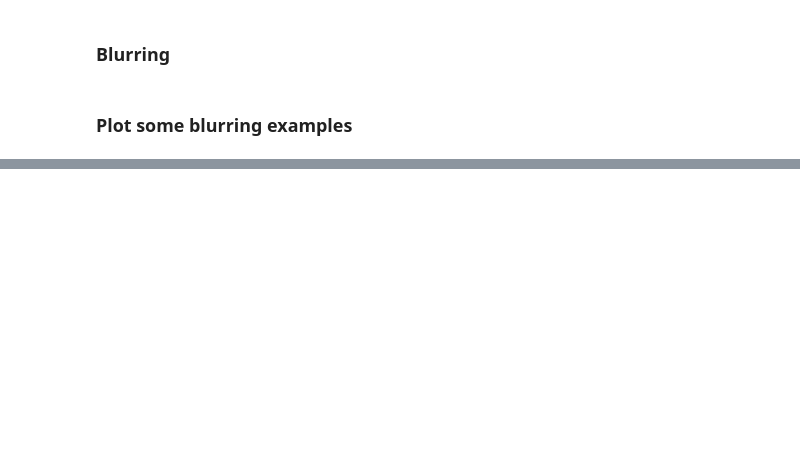
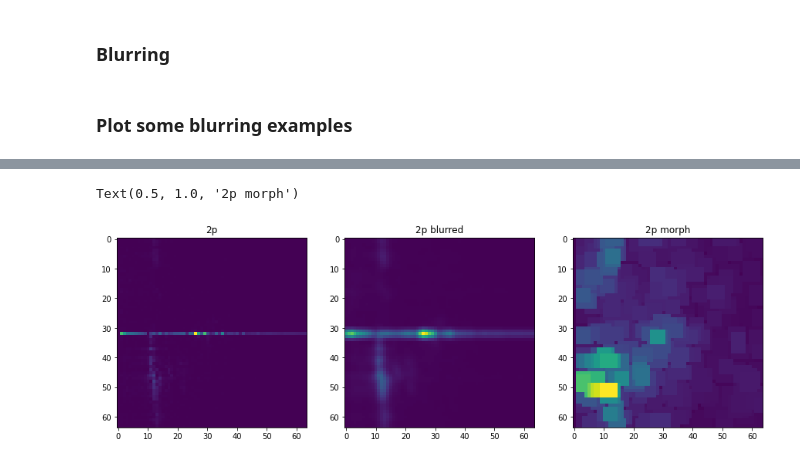
Before and after one commit to ml-lohi/hackathon-milan, a Jupyter notebook: submission/code/preprocess_data.ipynb, the cells around one changed output, grey strips where cells are left out. Drawn from its saved outputs; the diff is of its cells as text; code cells hidden in the pictures; blank space fills up the shorter version.

```diff
--- a/submission/code/preprocess_data.ipynb
+++ b/submission/code/preprocess_data.ipynb
@@ -62,0 +72,11 @@ Text(0.5, 1.0, '1p morph')
+# %%
+fig, axs = plt.subplots(1,3, figsize=(15,10))
+axs[0].imshow(data_1p_summed[s])
+axs[0].set_title("2p")
+axs[1].imshow(data_1p_blurred[s])
+axs[1].set_title("2p blurred")
+axs[2].imshow(data_1p_morph[s])
+axs[2].set_title("2p morph")
+# %% [output]
+Text(0.5, 1.0, '2p morph')
+[figure, added]
```
Also changed, not shown: parts of 9 cells of this notebook, 3 other files.
